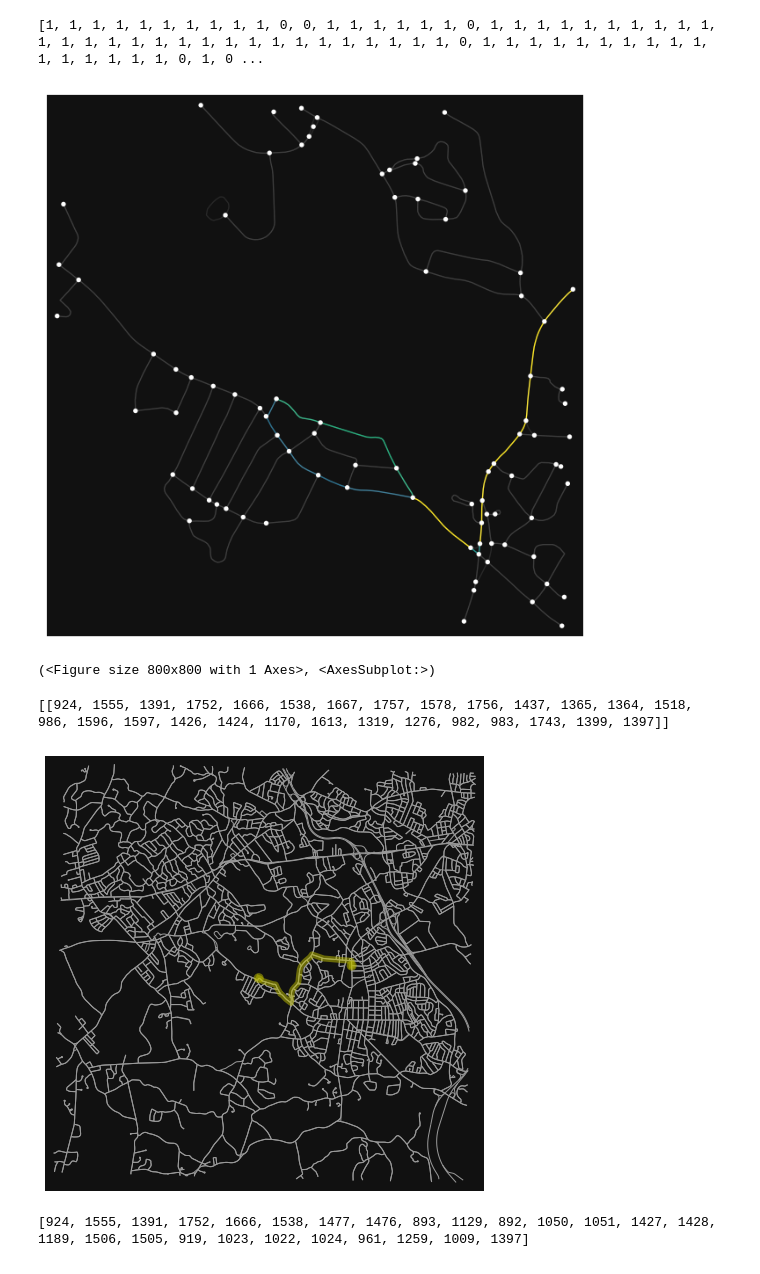
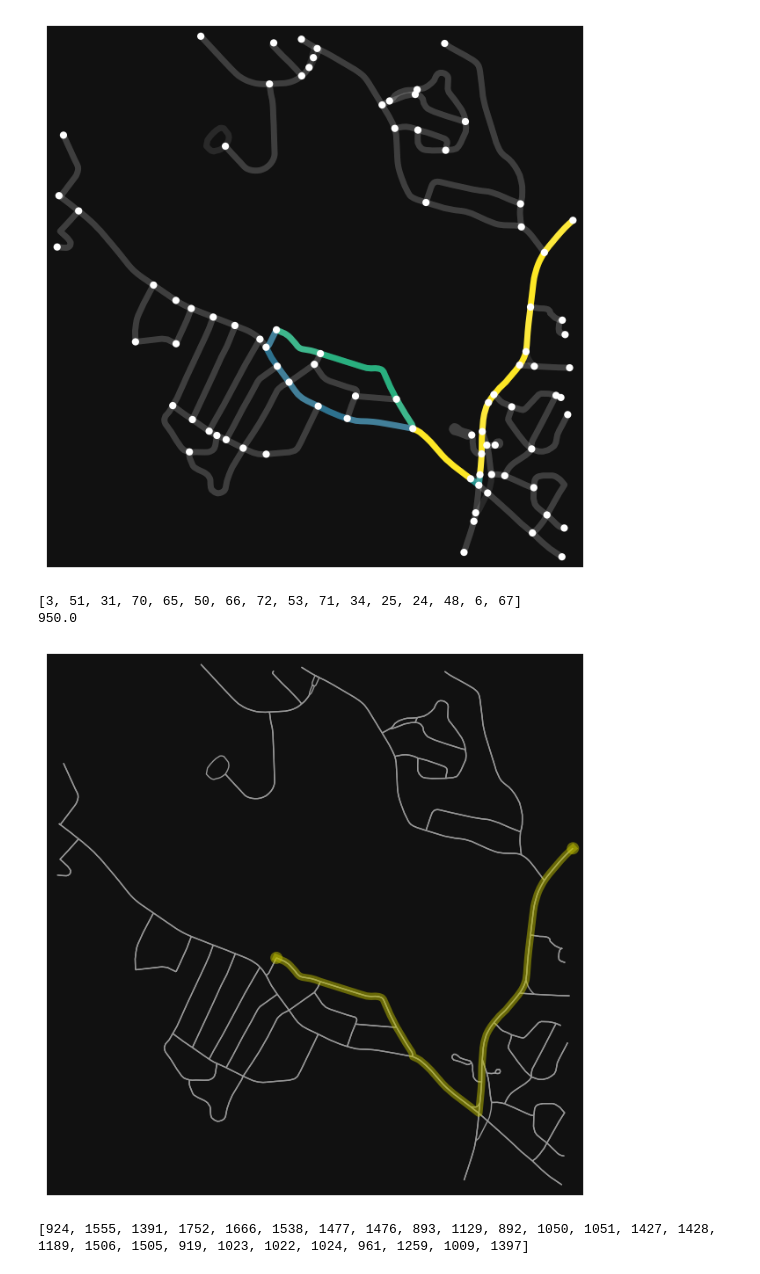
Before and after one commit to osalih1/traffic-flow-optimization, a Jupyter notebook: runner.ipynb, the cells around one changed output. Saved outputs shown, nothing was run; the diff lists cells and outputs as text; code cells hidden in the pictures.

```diff
--- a/sp_testing.ipynb
+++ b/runner.ipynb
@@ -53,34 +39,47 @@ nx.set_edge_attributes(alg.graph, actual_flow, 'actual_flow')
 # %%
 import pandas as pd
+import matplotlib
+
+# Map actual flow to color gradient
 colors = ox.plot.get_edge_colors_by_attr(alg.graph, attr="actual_flow", cmap="viridis")
 
-counter = []
+edge_has_flow = []
+
+# Create list of 0/1 representing if that edge has flow or not
 for u, v, ind in alg.graph.edges:
     if alg.graph[u][v][ind]['actual_flow'] == 0.0:
-        counter.append(1)
+        edge_has_flow.append(1)
     else:
-        counter.append(0)
+        edge_has_flow.append(0)
 
-print(counter)
+# Edit color so that 0.0 flow maps to translucent white, not the purple from viridis's 0
+for index, value in colors.items():
+    if edge_has_flow[0] == 1:
+        colors[index] = (1, 1, 1, 0.1)
+    edge_has_flow.pop(0)
 
-for index, value in colors.items():
-    if counter[0] == 1:
-        colors[index] = (1, 1, 1, 0.1)
-    counter.pop(0)
-
-ox.plot_graph(alg.graph, edge_color=colors)
+# Plot max flow path with color gradient and save image
+fig, ax = ox.plot_graph(alg.graph, node_size=35, edge_linewidth = 5, edge_color=colors)
+fig.colorbar(matplotlib.cm.ScalarMappable(cmap="viridis"), ax=ax)
+fig.savefig("MaxFlow.png")
 # %% [output]
-[1, 1, 1, 1, 1, 1, 1, 1, 1, 1, 0, 0, 1, 1, 1, 1, 1, 1, 0, 1, 1, 1, 1, 1, 1, 1, 1, 1, 1, 1, 1, 1, 1, 1, 1, 1, 1, 1, 1, 1, 1, 1, 1, 1, 1, 1, 1, 0, 1, 1, 1, 1, 1, 1, 1, 1, 1, 1, 1, 1, 1, 1, 1, 1, 0, 1, 0 ...
-[figure, old version]
+[figure, new version]
-(<Figure size 800x800 with 1 Axes>, <AxesSubplot:>)
 # %%
-#* OSMnx Dijkstra's
+# OSMnx Dijkstra's
 dijkstra_shortest_path_list = alg.d_shortest_path(address_list[0], address_list[1])
 print(dijkstra_shortest_path_list)
-fig, ax = ox.plot_graph_route(alg.graph, dijkstra_shortest_path_list[0], route_color="y", route_linewidth=6, node_size=0)
+
+min_flow = 1900
+for u, v, ind in alg.graph.edges:
+    if alg.graph[u][v][ind]["actual_flow"] > 0.00:
+        if alg.graph[u][v][ind]["actual_flow"] < min_flow:
+            max_flow_djkstra = alg.graph[u][v][ind]["actual_flow"]
+
+fig, ax = ox.plot_graph_route(alg.graph, dijkstra_shortest_path_list, route_color="y", route_linewidth=6, node_size=0)
 # %% [output]
-[[924, 1555, 1391, 1752, 1666, 1538, 1667, 1757, 1578, 1756, 1437, 1365, 1364, 1518, 986, 1596, 1597, 1426, 1424, 1170, 1613, 1319, 1276, 982, 983, 1743, 1399, 1397]]
+[3, 51, 31, 70, 65, 50, 66, 72, 53, 71, 34, 25, 24, 48, 6, 67]
+950.0
-[figure, old version]
+[figure, new version]
 # %%
 #* NX A* no heuristic = dijkstra's
 astar_shortest_path_list = alg.astar_shortest_path(address_list[0], address_list[1])
```
Also changed, not shown: parts of 3 cells of this notebook, 4 other files.
